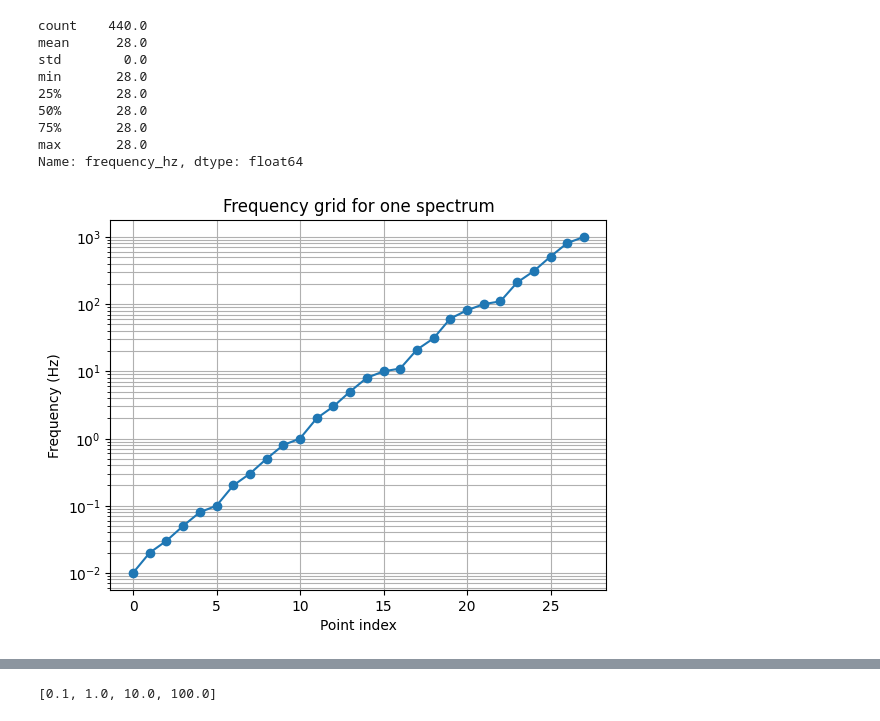
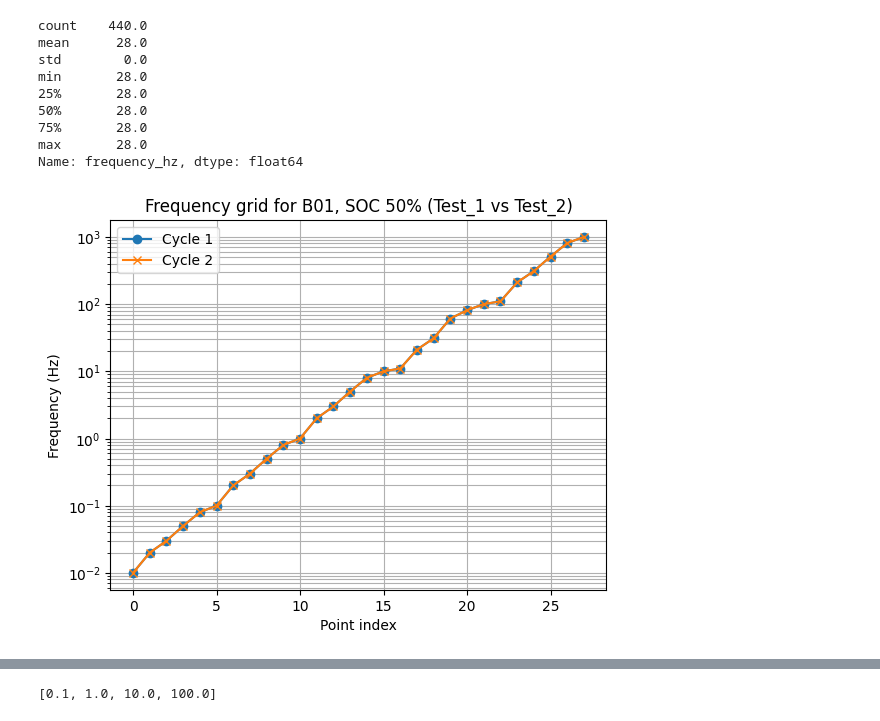
Before and after one commit to ChouaibB/battery-diagnostics-impedance-ml-examples, a Jupyter notebook: notebooks/01_eis_soc_exploration.ipynb, the cells around one changed output, grey strips where cells are left out. Saved outputs shown, nothing was run; the diff lists cells and outputs as text; code cells hidden in the pictures.

```diff
--- a/notebooks/01_eis_soc_exploration.ipynb
+++ b/notebooks/01_eis_soc_exploration.ipynb
@@ -144,21 +144,29 @@ Name: frequency_hz, dtype: float64
 # %%
 import matplotlib.pyplot as plt
 
-spec = (
+spec1 = (
     eis_df
     .query("battery_id == 'B01' and cycle == 1 and soc == 50")
     .sort_values("frequency_hz")
+    .reset_index(drop=True)
 )
 
-spec = spec.reset_index(drop=True)
+spec2 = (
+    eis_df
+    .query("battery_id == 'B01' and cycle == 2 and soc == 50")
+    .sort_values("frequency_hz")
+    .reset_index(drop=True)
+)
 
 plt.figure()
-spec["frequency_hz"].plot(marker="o")
+plt.plot(spec1.index, spec1["frequency_hz"], marker="o", label="Cycle 1")
+plt.plot(spec2.index, spec2["frequency_hz"], marker="x", label="Cycle 2")
 plt.yscale("log")
 plt.xlabel("Point index")
 plt.ylabel("Frequency (Hz)")
-plt.title("Frequency grid for one spectrum")
+plt.title("Frequency grid for B01, SOC 50% (Test_1 vs Test_2)")
 plt.grid(True, which="both")
+plt.legend()
 plt.show()
 # %% [output]
-[figure, old version]
+[figure, new version]
```
Also changed, not shown: parts of 19 cells of this notebook.
